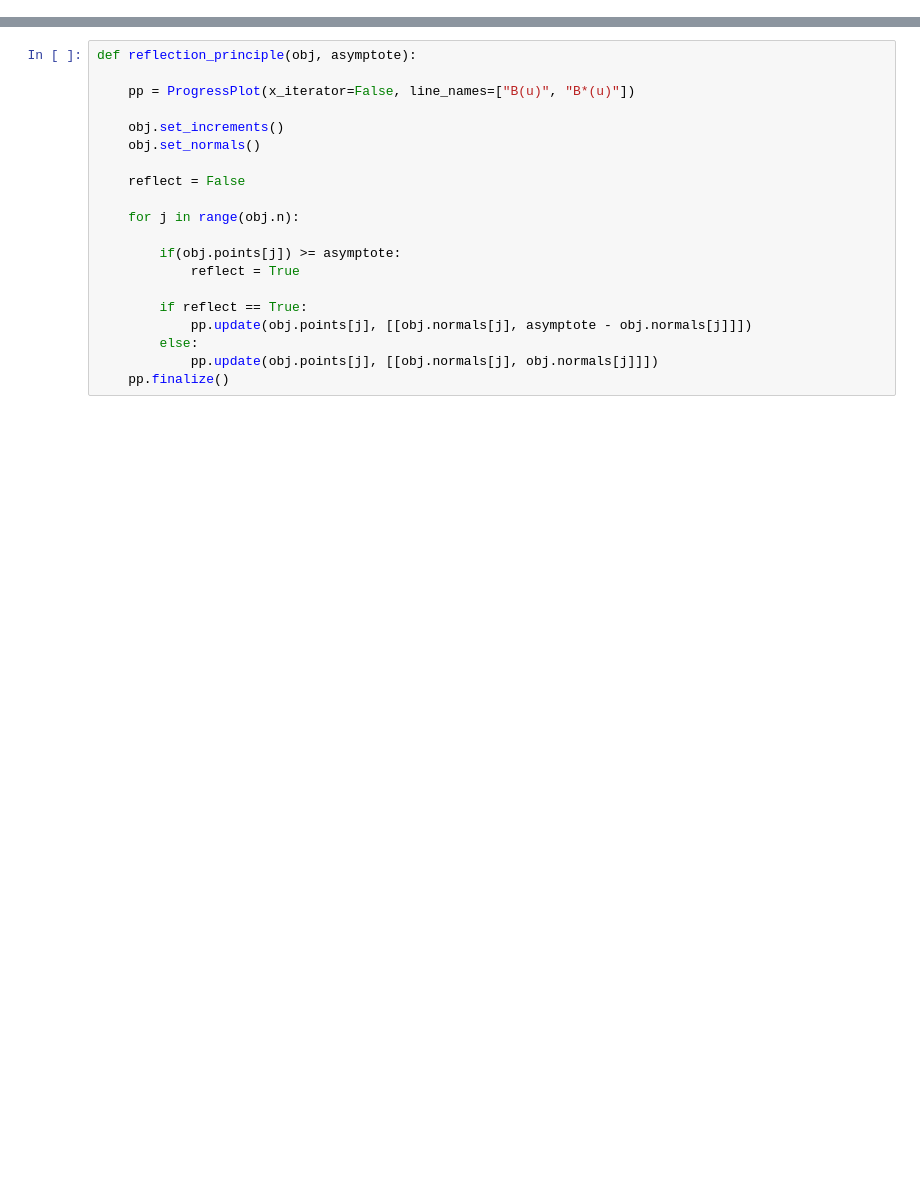
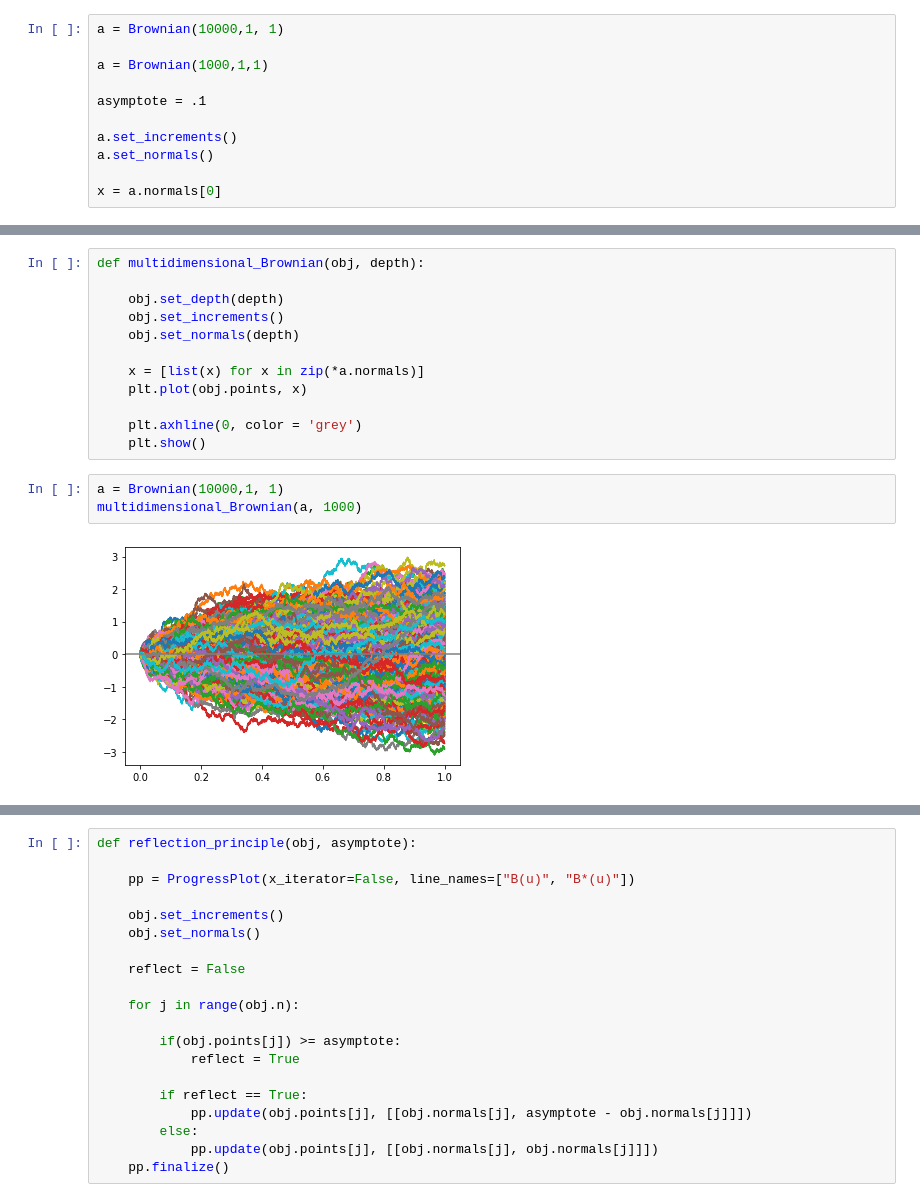
Before and after one commit to BenBadnani/Stochastic-Modeling, a Jupyter notebook: Brownian Motion.ipynb, the cells around one changed output, grey strips where cells are left out. Saved outputs shown, nothing was run; the diff lists cells and outputs as text; blank space fills up the shorter version.

```diff
--- a/Brownian Motion.ipynb
+++ b/Brownian Motion.ipynb
@@ -75,0 +86,11 @@ liveplot(b,a)
+# %%
+a = Brownian(10000,1, 1)
+
+a = Brownian(1000,1,1)
+
+asymptote = .1
+
+a.set_increments()
+a.set_normals()
+
+x = a.normals[0]
@@ -75,0 +154,17 @@ liveplot(b,a)
+# %%
+def multidimensional_Brownian(obj, depth):
+
+    obj.set_depth(depth)
+    obj.set_increments()
+    obj.set_normals(depth)
+
+    x = [list(x) for x in zip(*a.normals)]
+    plt.plot(obj.points, x)
+
+    plt.axhline(0, color = 'grey')
+    plt.show()
+# %%
+a = Brownian(10000,1, 1)
+multidimensional_Brownian(a, 1000)
+# %% [output]
+[figure, added]
```
Also changed, not shown: parts of 10 cells of this notebook.
